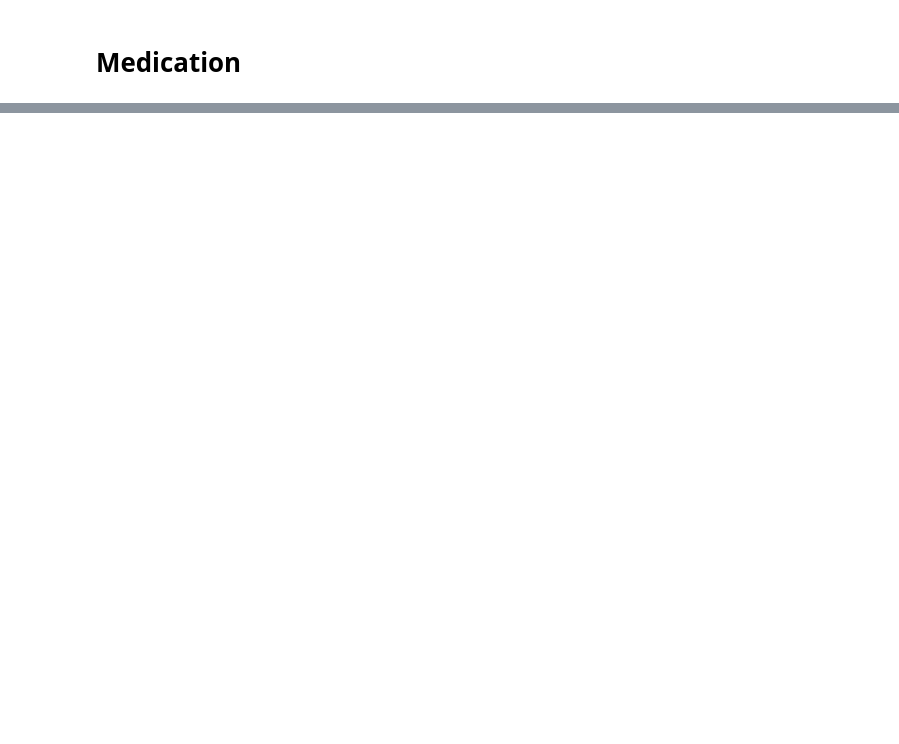
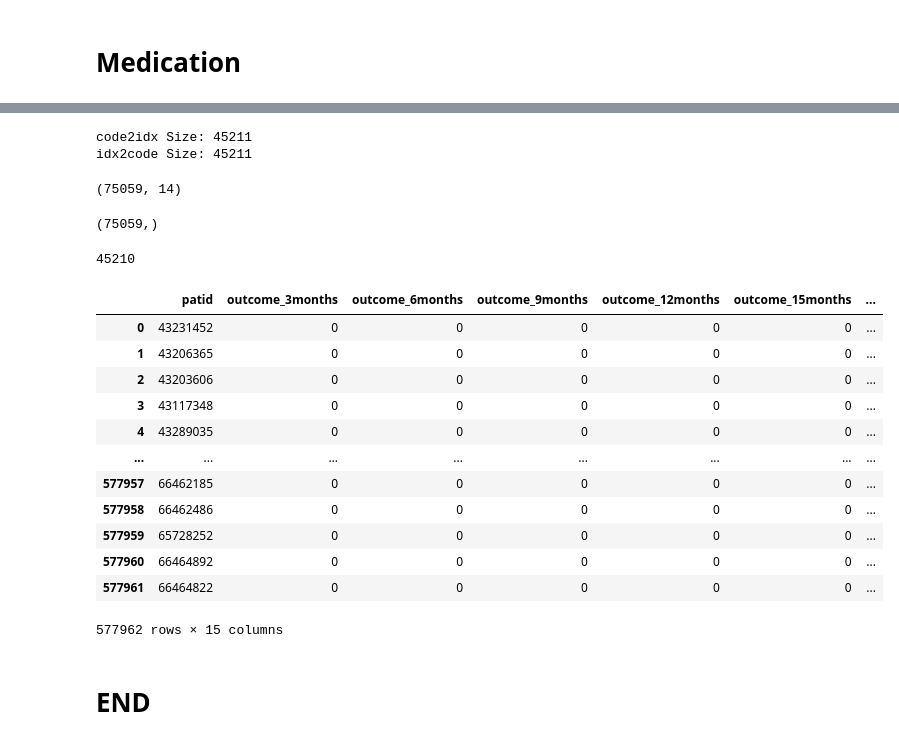
Before and after one commit to abudiarto/Asthma-python, a Jupyter notebook: SequenceGeneration.ipynb, the cells around one changed output, grey strips where cells are left out. Drawn from its saved outputs; the diff is of its cells as text; code cells hidden in the pictures; blank space fills up the shorter version.

```diff
--- a/SequenceGeneration.ipynb
+++ b/SequenceGeneration.ipynb
@@ -229,0 +646,36 @@ data_therapy.length_read_code_seq.hist()
+# %%
+#vocab and code2idx generation
+vocab_all_big = vocab_all
+vocab_all_big=list(dict.fromkeys(vocab_all_big)) #remove duplicate
+idx_all = range(1, len(vocab_all_big)+1)
+code2idx_all = dict(zip(vocab_all_big, idx_all))
+idx2code_all = dict(zip(idx_all, vocab_all_big))
+code2idx_all['PAD'] = 0
+idx2code_all[0] = 'PAD'
+VOCAB_SIZE= len(code2idx_all)
+print('code2idx Size: {}'.format(len(code2idx_all)))
+print('idx2code Size: {}'.format(len(idx2code_all)))
+# print(code2idx)
+
+# padded to index, and merge with patient data (age, Country)
+data_all_big = data_all
+data_all_big['read_code_seq_padded_idx'] = data_all_big['read_code_seq_padded'].apply(lambda x: [code2idx_all.get(key) for key in x])
+data_all_big = data_all_big.merge(outcomes[['patid', 'outcome_3months','outcome_combined_6months','outcome_combined_12months',
+                               'outcome_combined_24months', ]], how='inner', on='patid')
+data_all_big = data_all_big.merge(patient[['patid', 'Country', 'age']], how='left', on='patid')
+data_all_big = data_all_big.drop_duplicates(subset=['patid']).reset_index(drop=True)
+# %% [output]
+code2idx Size: 45211
+idx2code Size: 45211
+# %%
+data_all_big.shape
+# %% [output]
+(75059, 14)
+# %%
+data_all_big.patid.unique().shape
+# %% [output]
+(75059,)
+# %%
+len(vocab_all_big)
+# %% [output]
+45210
@@ -229,0 +688,18 @@ data_therapy.length_read_code_seq.hist()
+# %%
+outcomes
+# %% [output]
+|  | patid | outcome_3months | outcome_6months | outcome_9months | outcome_12months | outcome_15months | ... |
+| 0 | 43231452 | 0 | 0 | 0 | 0 | 0 | ... |
+| 1 | 43206365 | 0 | 0 | 0 | 0 | 0 | ... |
+| 2 | 43203606 | 0 | 0 | 0 | 0 | 0 | ... |
+| 3 | 43117348 | 0 | 0 | 0 | 0 | 0 | ... |
+| 4 | 43289035 | 0 | 0 | 0 | 0 | 0 | ... |
+| ... | ... | ... | ... | ... | ... | ... | ... |
+| 577957 | 66462185 | 0 | 0 | 0 | 0 | 0 | ... |
+| 577958 | 66462486 | 0 | 0 | 0 | 0 | 0 | ... |
+| 577959 | 65728252 | 0 | 0 | 0 | 0 | 0 | ... |
+| 577960 | 66464892 | 0 | 0 | 0 | 0 | 0 | ... |
+| 577961 | 66464822 | 0 | 0 | 0 | 0 | 0 | ... |
+577962 rows × 15 columns
+# %% [markdown]
+# END
```
Also changed, not shown: parts of 54 cells of this notebook, 3 other files.
